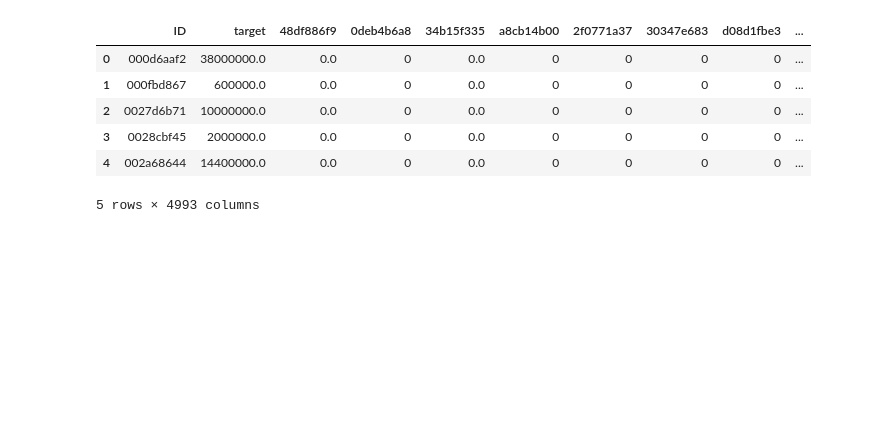
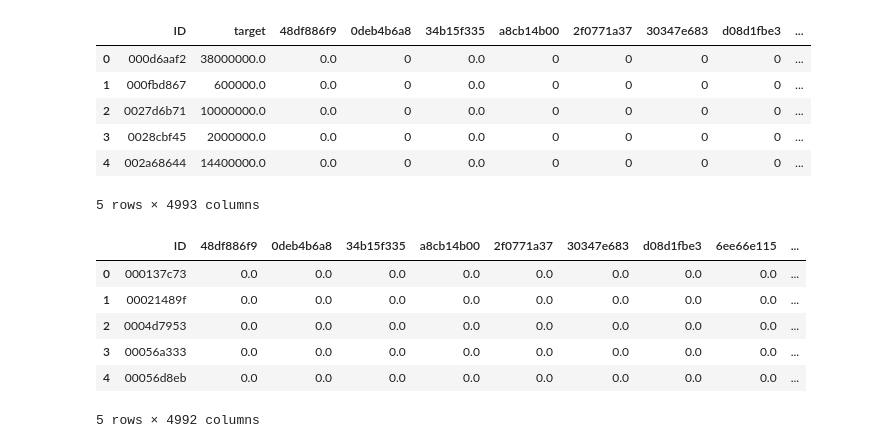
Before and after one commit to msahamed/santadar_price_prediction, a Jupyter notebook: src/price_prediction.ipynb, the cells around one changed output. Saved outputs shown, nothing was run; the diff lists cells and outputs as text; code cells hidden in the pictures; blank space fills up the shorter version.

```diff
--- a/src/price_prediction.ipynb
+++ b/src/price_prediction.ipynb
@@ -8,3 +8,6 @@ import seaborn as sns
 from sklearn.model_selection import train_test_split
 from sklearn.metrics import classification_report, accuracy_score, confusion_matrix
 from sklearn.preprocessing import StandardScaler
+# %%
+pd.set_option('display.max_rows', 500)
+pd.set_option('display.max_columns', 500)
@@ -38,3 +74,13 @@ df.head(5)
 | 3 | 0028cbf45 | 2000000.0 | 0.0 | 0 | 0.0 | 0 | 0 | 0 | 0 | ... |
 | 4 | 002a68644 | 14400000.0 | 0.0 | 0 | 0.0 | 0 | 0 | 0 | 0 | ... |
 5 rows × 4993 columns
+# %%
+dftest.head()
+# %% [output]
+|  | ID | 48df886f9 | 0deb4b6a8 | 34b15f335 | a8cb14b00 | 2f0771a37 | 30347e683 | d08d1fbe3 | 6ee66e115 | ... |
+| 0 | 000137c73 | 0.0 | 0.0 | 0.0 | 0.0 | 0.0 | 0.0 | 0.0 | 0.0 | ... |
+| 1 | 00021489f | 0.0 | 0.0 | 0.0 | 0.0 | 0.0 | 0.0 | 0.0 | 0.0 | ... |
+| 2 | 0004d7953 | 0.0 | 0.0 | 0.0 | 0.0 | 0.0 | 0.0 | 0.0 | 0.0 | ... |
+| 3 | 00056a333 | 0.0 | 0.0 | 0.0 | 0.0 | 0.0 | 0.0 | 0.0 | 0.0 | ... |
+| 4 | 00056d8eb | 0.0 | 0.0 | 0.0 | 0.0 | 0.0 | 0.0 | 0.0 | 0.0 | ... |
+5 rows × 4992 columns
```
Also changed, not shown: parts of 18 cells of this notebook.
